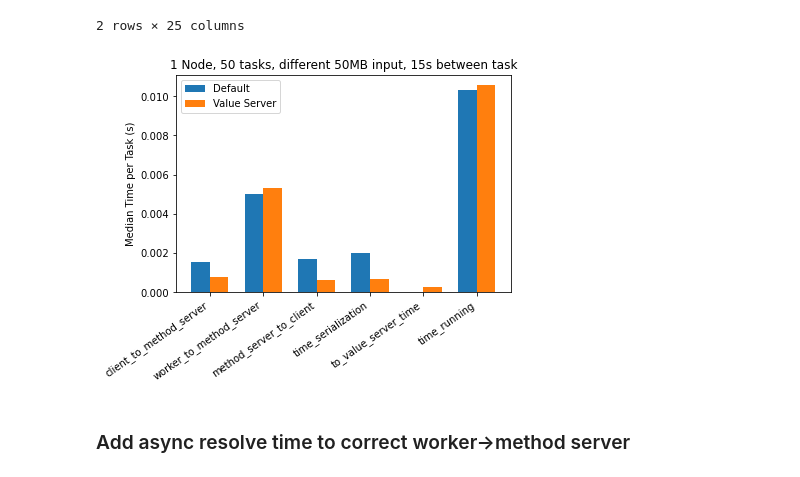
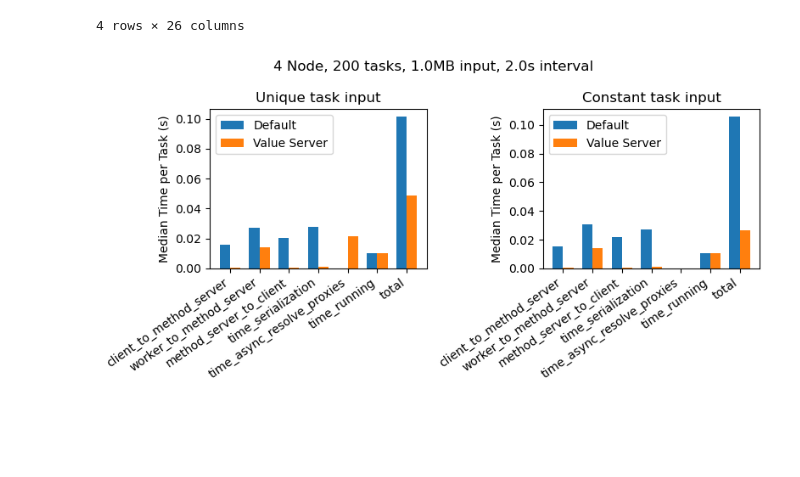
Before and after one commit to exalearn/colmena, a Jupyter notebook: demo_apps/synthetic-data/performance.ipynb, the cells around one changed output. Drawn from its saved outputs; the diff is of its cells as text; code cells hidden in the pictures; blank space fills up the shorter version.

Commit message:
Update experiment for value server integration

```diff
--- a/demo_apps/synthetic-data/performance.ipynb
+++ b/demo_apps/synthetic-data/performance.ipynb
@@ -71,19 +71,14 @@ def aggregate_runs(run_paths):
         with open(path) as f:
             first_line = f.readline()
             timestamp = first_line.split(' - ')[0]
-            value_server = True if re.search('use_value_server=(.+),', first_line).group(1) == 'True' else False
+            value_server = True if re.search('use_value_server=((True)|(False))', first_line).group(1) == 'True' else False
             results['value_server'] = value_server
+            results['reuse_data'] = True if re.search('reuse_data=((True)|(False))', first_line).group(1) == 'True' else False
             results['task_count'] = int(re.search('task_count=(\d+),', first_line).group(1))
-            results['task_input_size'] = int(re.search('task_input_size=(\d+),', first_line).group(1))
+            results['task_input_size'] = float(re.search('task_input_size=(\d+(\.\d+)?(?:[eE][+\-]?\d+)?),', first_line).group(1))
             results['task_interval'] = float(re.search('task_interval=(\d+(\.\d+)?(?:[eE][+\-]?\d+)?),', first_line).group(1))
-            results['task_output_size'] = int(re.search('task_output_size=(\d+),', first_line).group(1))
+            results['task_output_size'] = float(re.search('task_output_size=(\d+(\.\d+)?(?:[eE][+\-]?\d+)?),', first_line).group(1))
             results['time_start'] = datetime.strptime(timestamp, "%Y-%m-%d %H:%M:%S,%f").timestamp()
-
-            to_proxy_times = []
-            for line in f.readlines():
-                if 'to_proxy_time=' in line:
-                    to_proxy_times.append(extract(line, 'to_proxy_time', float))
-            results['to_value_server_time'] = np.median(to_proxy_times) if len(to_proxy_times) > 0 else 0
 
         function_results = get_result_metrics(path)
         results['n_tasks'] = len(function_results.index)
@@ -94,6 +89,6 @@ def aggregate_runs(run_paths):
 
     return pd.concat(data, axis=1).T
 # %%
-cols = ['client_to_method_server', 'worker_to_method_server', 'method_server_to_client', 'time_serialization', 'to_value_server_time', 'time_async_resolve_proxies', 'time_running', 'total']
+cols = ['client_to_method_server', 'worker_to_method_server', 'method_server_to_client', 'time_serialization', 'time_async_resolve_proxies', 'time_running', 'total']
 ind = np.arange(len(cols))
 width = 0.35
@@ -127,22 +209,33 @@ plt.show()
 # %%
-rundir = 'runs/full_test_unique_30s_50x50/'
+rundir = 'runs/1MBx200_1s_4node'
 run_paths = list(map(str, Path(rundir).rglob('*runtime.log')))
 results = aggregate_runs(run_paths)
-results['time_running'] = results['time_running']
+results['total'] = results[cols].sum(axis=1)
 display(results)
 
-no_value_server = results.loc[results['value_server'] == False][cols]
-value_server = results.loc[results['value_server'] == True][cols]
+no_value_server_unique = results.loc[results['value_server'] == False].loc[results['reuse_data'] == False][cols]
+value_server_unique = results.loc[results['value_server'] == True].loc[results['reuse_data'] == False][cols]
+
+no_value_server_reuse = results.loc[results['value_server'] == False].loc[results['reuse_data'] == True][cols]
+value_server_reuse = results.loc[results['value_server'] == True].loc[results['reuse_data'] == True][cols]
 
 width = 0.35
-fig, ax = plt.subplots()
-plt.bar(ind, no_value_server.to_numpy()[0], width, label='Default')
-plt.bar(ind+width, value_server.to_numpy()[0], width, label='Value Server')
+fig, ax = plt.subplots(1, 2, figsize=(8,4), dpi= 100)
 
-plt.title('1 Node, 50 tasks, different 50MB input, 15s between task')
-plt.ylabel('Median Time per Task (s)')
-ax.set_xticks(ind + width/2)
-ax.set_xticklabels(cols, ha="right", rotation=35)
-plt.legend(loc='best')
+ax[0].bar(ind, no_value_server_unique.to_numpy()[0], width, label='Default')
+ax[0].bar(ind+width, value_server_unique.to_numpy()[0], width, label='Value Server')
+
+ax[1].bar(ind, no_value_server_reuse.to_numpy()[0], width, label='Default')
+ax[1].bar(ind+width, value_server_reuse.to_numpy()[0], width, label='Value Server')
+
+fig.suptitle('4 Node, {} tasks, {}MB input, {}s interval'.format(results['n_tasks'].iloc[0], results['task_input_size'].iloc[0], results['task_interval'].iloc[0]))
+plt.setp(ax, ylabel='Median Time per Task (s)', xticks=ind + width/2, xticklabels=cols)
+plt.setp(ax[0].get_xticklabels(), rotation=35, ha='right')
+plt.setp(ax[1].get_xticklabels(), rotation=35, ha='right')
+ax[0].set_title('Unique task input')
+ax[1].set_title('Constant task input')
+ax[0].legend(loc='best')
+ax[1].legend(loc='best')
+fig.tight_layout()
 plt.show()
 # %% [output]
@@ -152,4 +247,2 @@ plt.show()
-2 rows × 25 columns
+4 rows × 26 columns
-[figure, old version]
+[figure, new version]
-# %% [markdown]
-### Add async resolve time to correct worker->method server
```
Also changed, not shown: parts of 14 cells of this notebook, 1 other file.
